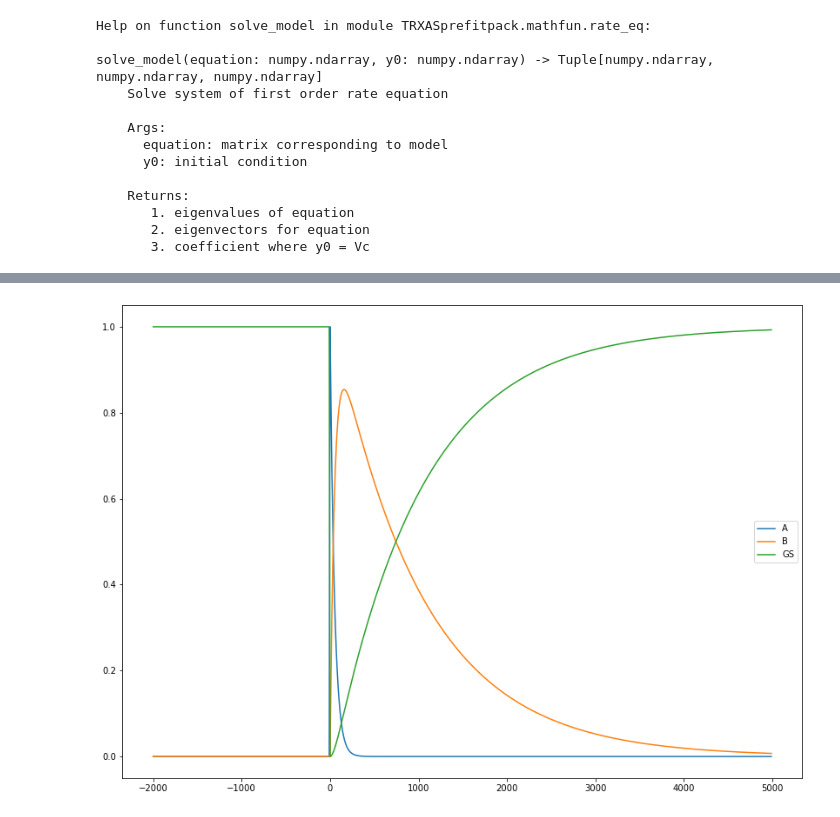
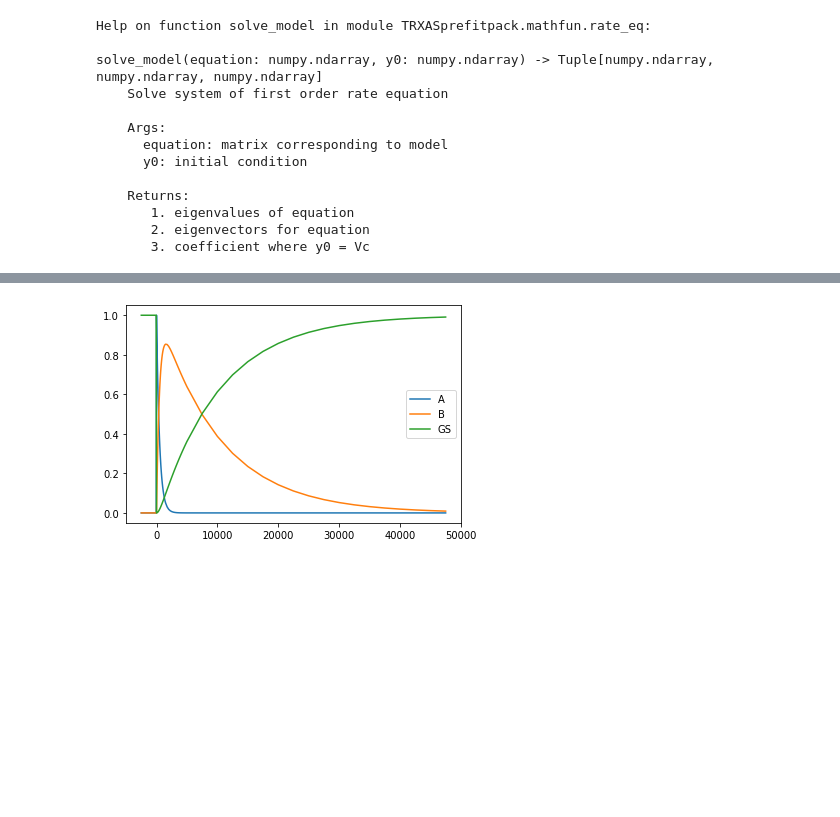
Before and after one commit to pistack/TRXASprefitpack-example, a Jupyter notebook: Rate_eq.ipynb, the cells around one changed output, grey strips where cells are left out. Saved outputs shown, nothing was run; the diff lists cells and outputs as text; code cells hidden in the pictures; blank space fills up the shorter version.

```diff
--- a/Rate_eq.ipynb
+++ b/Rate_eq.ipynb
@@ -179,9 +210,9 @@ plt.show()
-# %%
-plt.plot(t_long, y_long[0, :], label='A')
-plt.plot(t_long, y_long[1, :], label='B')
-plt.plot(t_long, y_long[2, :], label='GS')
-plt.legend()
-plt.show()
-# %% [output]
-[figure, removed]
+# %%
+plt.plot(t_seq, y_seq[0, :], label='A')
+plt.plot(t_seq, y_seq[1, :], label='B')
+plt.plot(t_seq, y_seq[2, :], label='GS')
+plt.legend()
+plt.show()
+# %% [output]
+[figure, added]
 # %% [markdown]
```
Also changed, not shown: parts of 47 cells of this notebook, 41 other files.
